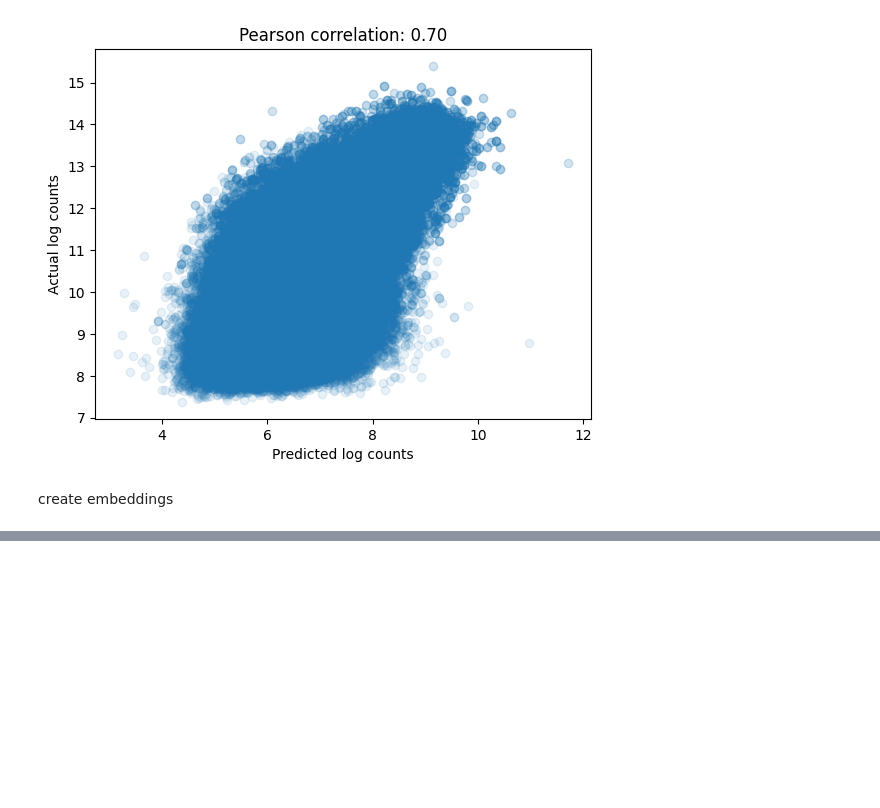
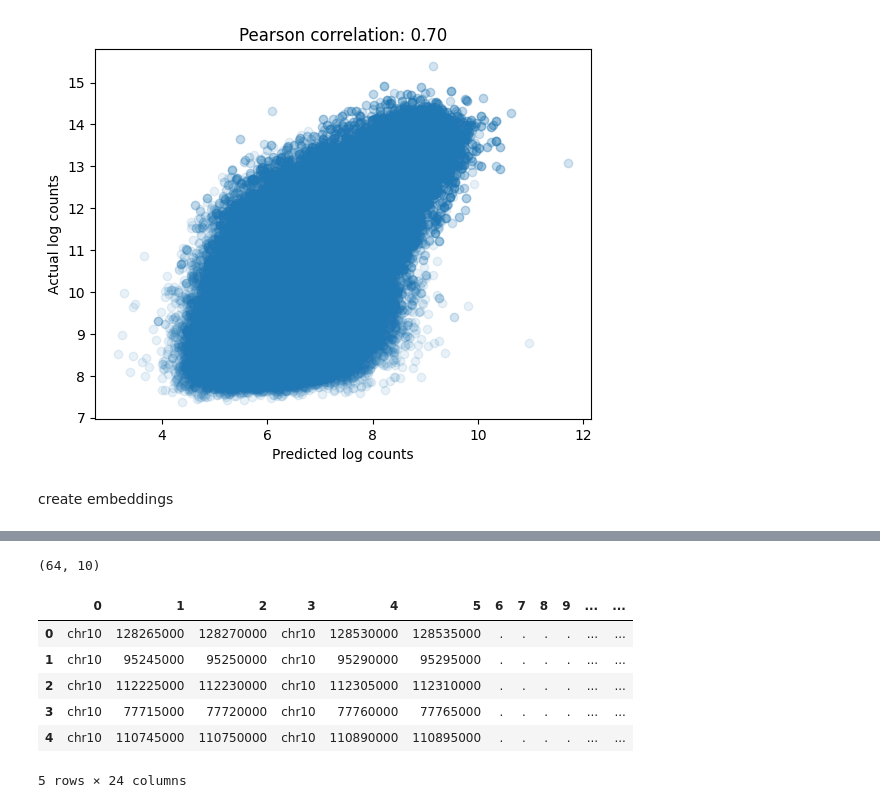
Before and after one commit to kyshih/CS224W, a Jupyter notebook: make_embeddings.ipynb, the cells around one changed output, grey strips where cells are left out. Saved outputs shown, nothing was run; the diff lists cells and outputs as text; code cells hidden in the pictures; blank space fills up the shorter version.

```diff
--- a/make_embeddings.ipynb
+++ b/make_embeddings.ipynb
@@ -54,0 +233,19 @@ np.savez_compressed(f"{output_dir}/{embeddings_file_name}", embeddings=embedding
+# %%
+adj_peaks.shape
+# %% [output]
+(64, 10)
+# %%
+# Read the file into a DataFrame, skipping rows that start with '#'
+with gzip.open("./data/ENCFF050EKS.bedpe.gz", 'rt') as f:
+    hic_data = pd.read_csv(f, sep='\t', comment='#', header=None)
+
+# Display the first few rows to confirm it's read correctly
+hic_data.head()
+# %% [output]
+|  | 0 | 1 | 2 | 3 | 4 | 5 | 6 | 7 | 8 | 9 | ... | ... |
+| 0 | chr10 | 128265000 | 128270000 | chr10 | 128530000 | 128535000 | . | . | . | . | ... | ... |
+| 1 | chr10 | 95245000 | 95250000 | chr10 | 95290000 | 95295000 | . | . | . | . | ... | ... |
+| 2 | chr10 | 112225000 | 112230000 | chr10 | 112305000 | 112310000 | . | . | . | . | ... | ... |
+| 3 | chr10 | 77715000 | 77720000 | chr10 | 77760000 | 77765000 | . | . | . | . | ... | ... |
+| 4 | chr10 | 110745000 | 110750000 | chr10 | 110890000 | 110895000 | . | . | . | . | ... | ... |
+5 rows × 24 columns
```
Also changed, not shown: parts of 32 cells of this notebook, 2 other files.
